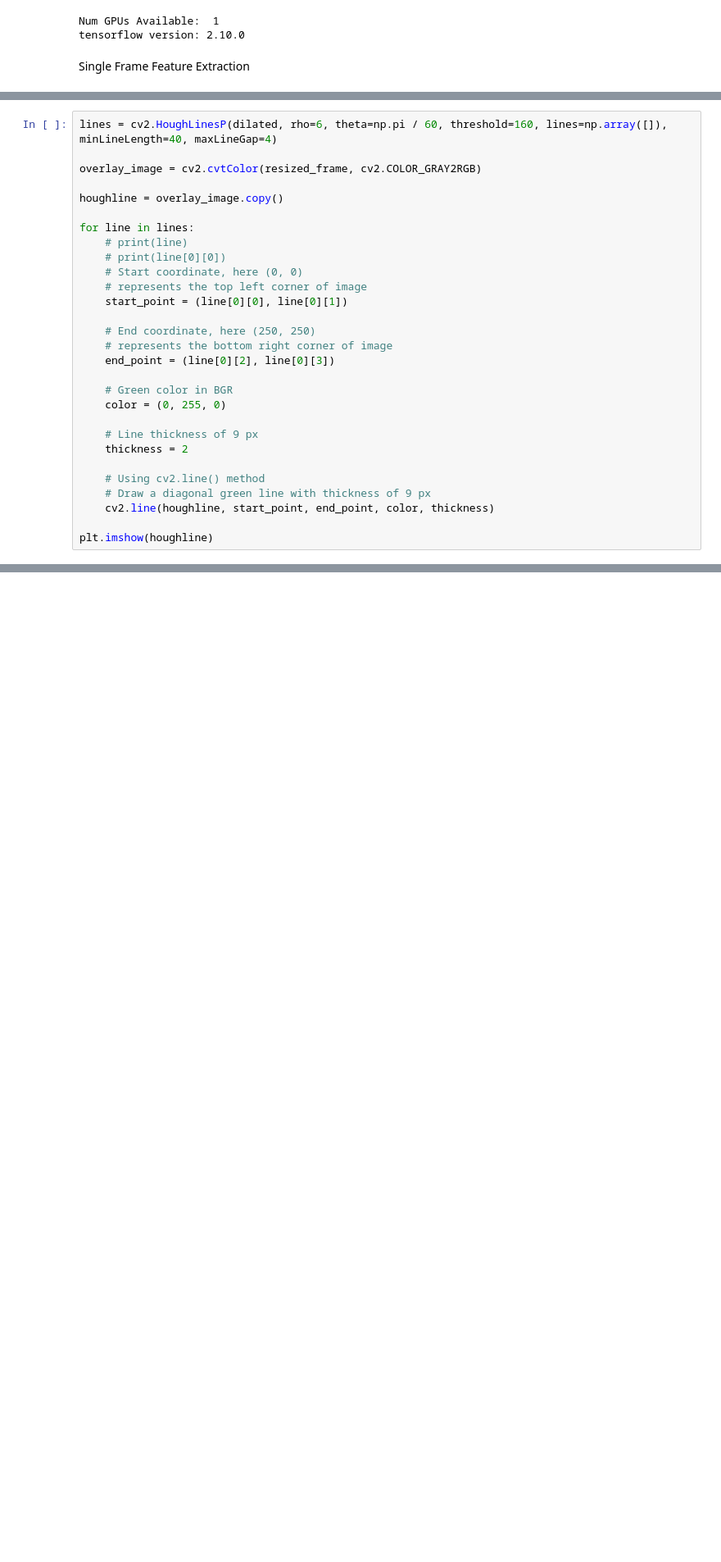
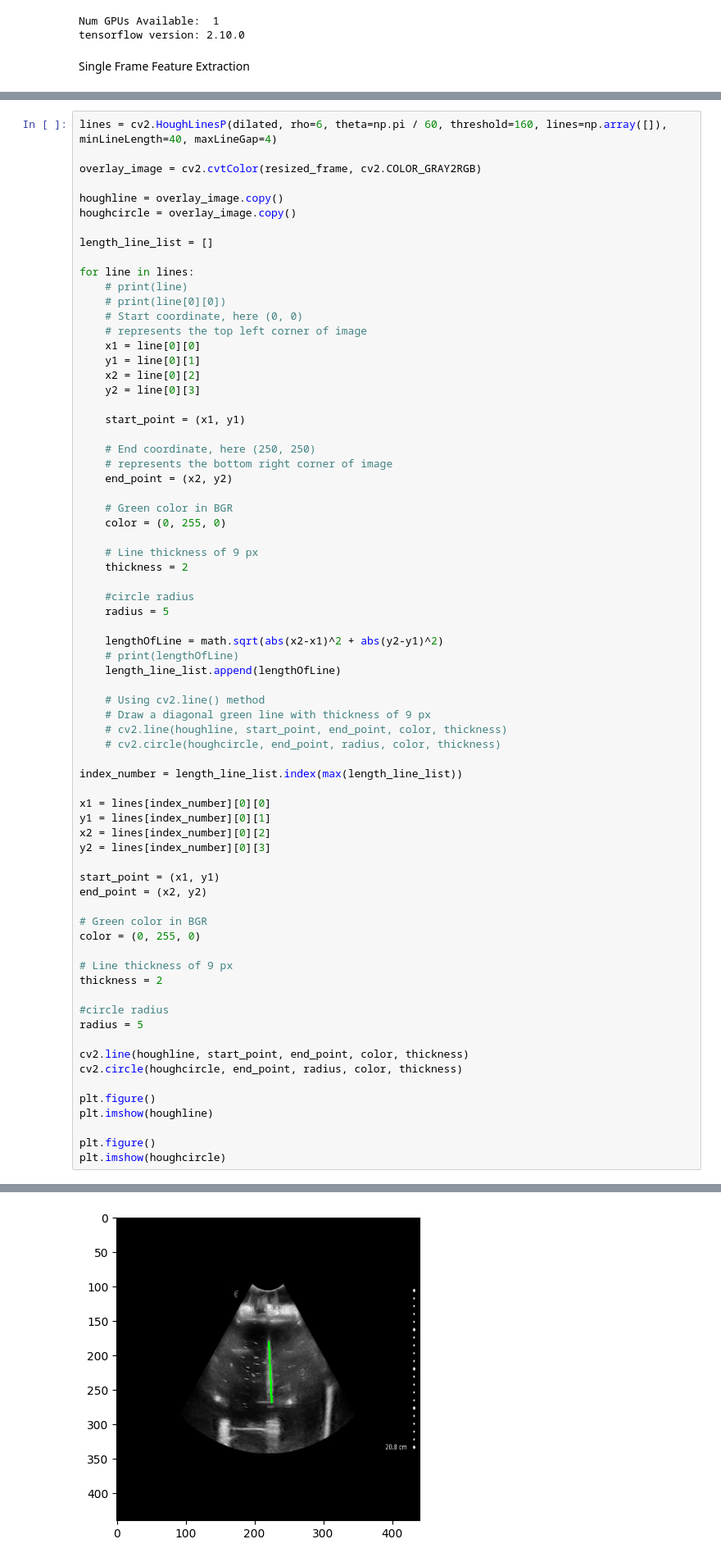
Before and after one commit to abhipal42/Ultrasound_Needle_Insertion_Software_MQP, a Jupyter notebook: advanced_filter_testing.ipynb, the cells around one changed output, grey strips where cells are left out. Shown at 82% size. Cells and saved outputs as stored; diff of their text form; blank space fills up the shorter version.

```diff
--- a/advanced_filter_testing.ipynb
+++ b/advanced_filter_testing.ipynb
@@ -221,17 +250,25 @@ lines = cv2.HoughLinesP(dilated, rho=6, theta=np.pi / 60, threshold=160, lines=n
 overlay_image = cv2.cvtColor(resized_frame, cv2.COLOR_GRAY2RGB)
 
 houghline = overlay_image.copy()
+houghcircle = overlay_image.copy()
+
+length_line_list = []
 
 for line in lines:
     # print(line)
     # print(line[0][0])
     # Start coordinate, here (0, 0)
     # represents the top left corner of image
-    start_point = (line[0][0], line[0][1])
+    x1 = line[0][0]
+    y1 = line[0][1]
+    x2 = line[0][2]
+    y2 = line[0][3]
+
+    start_point = (x1, y1)
 
     # End coordinate, here (250, 250)
     # represents the bottom right corner of image
-    end_point = (line[0][2], line[0][3])
+    end_point = (x2, y2)
 
     # Green color in BGR
     color = (0, 255, 0)
@@ -239,8 +276,43 @@ for line in lines:
     # Line thickness of 9 px
     thickness = 2
 
+    #circle radius
+    radius = 5
+
+    lengthOfLine = math.sqrt(abs(x2-x1)^2 + abs(y2-y1)^2)
+    # print(lengthOfLine)
+    length_line_list.append(lengthOfLine)
+
     # Using cv2.line() method
     # Draw a diagonal green line with thickness of 9 px
-    cv2.line(houghline, start_point, end_point, color, thickness)
+    # cv2.line(houghline, start_point, end_point, color, thickness)
+    # cv2.circle(houghcircle, end_point, radius, color, thickness)
 
+index_number = length_line_list.index(max(length_line_list))
+
+x1 = lines[index_number][0][0]
+y1 = lines[index_number][0][1]
+x2 = lines[index_number][0][2]
+y2 = lines[index_number][0][3]
+
+start_point = (x1, y1)
+end_point = (x2, y2)
+
+# Green color in BGR
+color = (0, 255, 0)
+
+# Line thickness of 9 px
+thickness = 2
+
+#circle radius
+radius = 5
+
+cv2.line(houghline, start_point, end_point, color, thickness)
+cv2.circle(houghcircle, end_point, radius, color, thickness)
+
+plt.figure()
 plt.imshow(houghline)
+
+plt.figure()
+plt.imshow(houghcircle)
+# %% [output]
@@ -246,0 +320 @@ plt.imshow(houghline)
+[figure, added]
```
Also changed, not shown: parts of 9 cells of this notebook, 4 other files.
